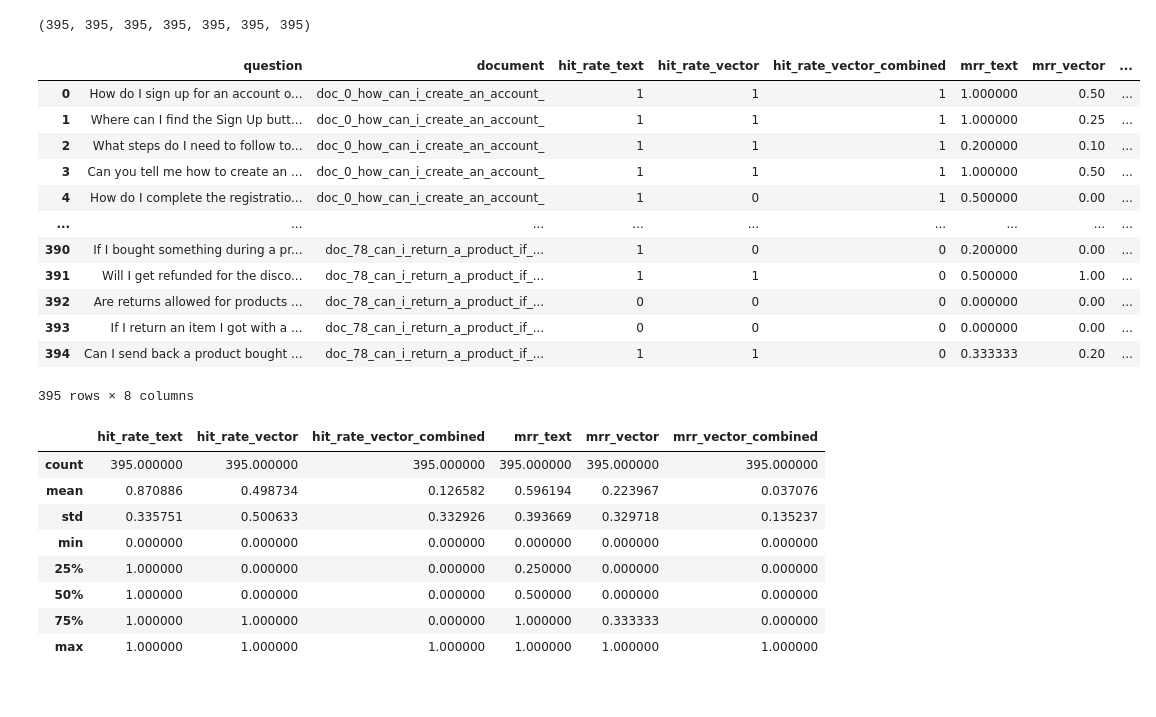
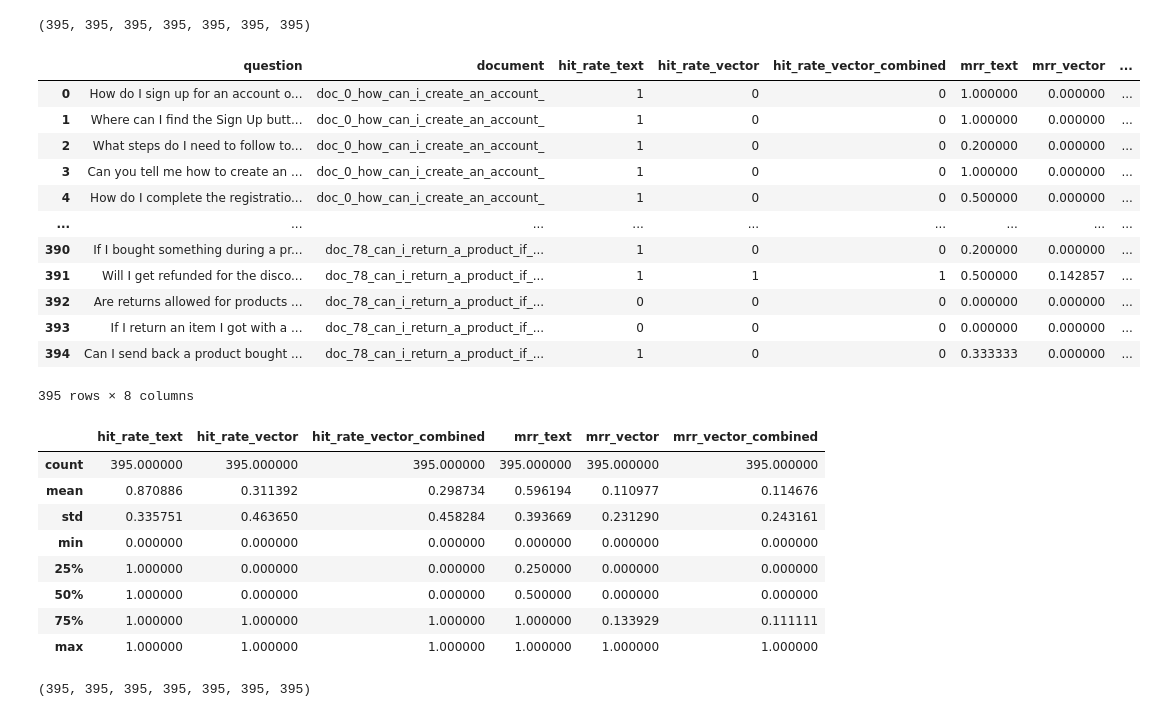
Before and after one commit to anilbhaila/llm-zoomcamp-finalproject, a Jupyter notebook: notebook/evaluate_retrieval.ipynb, the cells around one changed output. Drawn from its saved outputs; the diff is of its cells as text; code cells hidden in the pictures.

```diff
--- a/notebook/evaluate_retrieval.ipynb
+++ b/notebook/evaluate_retrieval.ipynb
@@ -268,14 +371,14 @@ df_ground_truth
 | 394 | Can I send back a product bought ... | doc_78_can_i_return_a_product_if_... |
 395 rows × 2 columns
 # %%
-hit_rate_results_text = []
-hit_rate_results_vector = []
-hit_rate_results_vector_combined = []
-mrr_results_text = []
-mrr_results_vector = []
-mrr_results_vector_combined = []
+spacy_hit_rate_results_text = []
+spacy_hit_rate_results_vector = []
+spacy_hit_rate_results_vector_combined = []
+spacy_mrr_results_text = []
+spacy_mrr_results_vector = []
+spacy_mrr_results_vector_combined = []
 
-for index, row in tqdm(df_ground_truth.iterrows(), total=df_ground_truth.shape[0], desc="Processing rows"):
+for index, row in tqdm(df_ground_truth_spacy.iterrows(), total=df_ground_truth_spacy.shape[0], desc="Processing rows"):
     document_id = row['document']
     question = row['question']
 
@@ -283,22 +386,22 @@ for index, row in tqdm(df_ground_truth.iterrows(), total=df_ground_truth.shape[0
     text_results = [item['document_id'] for item in text_results]
 
     hit_rate_text = hit_rate_one(document_id, text_results)
-    hit_rate_results_text.append(hit_rate_text)
+    spacy_hit_rate_results_text.append(hit_rate_text)
     mrr_text = mrr_one(document_id, text_results)
-    mrr_results_text.append(mrr_text)
+    spacy_mrr_results_text.append(mrr_text)
 
-    knn_results = elastic_search_knn(question)
+    knn_results = elastic_search_knn(question, embedding_type='Spacy', index_name='documents_spacy')
     knn_results = [item['document_id'] for item in knn_results]
 
     hit_rate_vector = hit_rate_one(document_id, knn_results)
-    hit_rate_results_vector.append(hit_rate_vector)
+    spacy_hit_rate_results_vector.append(hit_rate_vector)
     mrr_vector = mrr_one(document_id, knn_results)
-    mrr_results_vector.append(mrr_vector)
+    spacy_mrr_results_vector.append(mrr_vector)
 
-    knn_combined_results = elastic_search_knn_combined_style(truth_question)
+    knn_combined_results = elastic_search_knn_combined_style(question, embedding_type='Spacy', index_name='documents_spacy')
     knn_combined_results = [item['document_id'] for item in knn_combined_results]
     hit_rate_vector_combined = hit_rate_one(document_id, knn_combined_results)
-    hit_rate_results_vector_combined.append(hit_rate_vector_combined)
+    spacy_hit_rate_results_vector_combined.append(hit_rate_vector_combined)
     mrr_vector_combined = mrr_one(document_id, knn_combined_results)
-    mrr_results_vector_combined.append(mrr_vector_combined)
+    spacy_mrr_results_vector_combined.append(mrr_vector_combined)
 # %%
@@ -306,38 +409,38 @@ len(df_ground_truth), len(hit_rate_results_text), len(hit_rate_results_vector),
 # %% [output]
 (395, 395, 395, 395, 395, 395, 395)
 # %%
-df_ground_truth['hit_rate_text'] = hit_rate_results_text
-df_ground_truth['hit_rate_vector'] = hit_rate_results_vector
-df_ground_truth['hit_rate_vector_combined'] = hit_rate_results_vector_combined
-df_ground_truth['mrr_text'] = mrr_results_text
-df_ground_truth['mrr_vector'] = mrr_results_vector
-df_ground_truth['mrr_vector_combined'] = mrr_results_vector_combined
+df_ground_truth_spacy['hit_rate_text'] = spacy_hit_rate_results_text
+df_ground_truth_spacy['hit_rate_vector'] = spacy_hit_rate_results_vector
+df_ground_truth_spacy['hit_rate_vector_combined'] = spacy_hit_rate_results_vector_combined
+df_ground_truth_spacy['mrr_text'] = spacy_mrr_results_text
+df_ground_truth_spacy['mrr_vector'] = spacy_mrr_results_vector
+df_ground_truth_spacy['mrr_vector_combined'] = spacy_mrr_results_vector_combined
 # %%
-df_ground_truth
+df_ground_truth_spacy
 # %% [output]
 |  | question | document | hit_rate_text | hit_rate_vector | hit_rate_vector_combined | mrr_text | mrr_vector | ... |
-| 0 | How do I sign up for an account o... | doc_0_how_can_i_create_an_account_ | 1 | 1 | 1 | 1.000000 | 0.50 | ... |
-| 1 | Where can I find the Sign Up butt... | doc_0_how_can_i_create_an_account_ | 1 | 1 | 1 | 1.000000 | 0.25 | ... |
-| 2 | What steps do I need to follow to... | doc_0_how_can_i_create_an_account_ | 1 | 1 | 1 | 0.200000 | 0.10 | ... |
-| 3 | Can you tell me how to create an ... | doc_0_how_can_i_create_an_account_ | 1 | 1 | 1 | 1.000000 | 0.50 | ... |
-| 4 | How do I complete the registratio... | doc_0_how_can_i_create_an_account_ | 1 | 0 | 1 | 0.500000 | 0.00 | ... |
+| 0 | How do I sign up for an account o... | doc_0_how_can_i_create_an_account_ | 1 | 0 | 0 | 1.000000 | 0.000000 | ... |
+| 1 | Where can I find the Sign Up butt... | doc_0_how_can_i_create_an_account_ | 1 | 0 | 0 | 1.000000 | 0.000000 | ... |
+| 2 | What steps do I need to follow to... | doc_0_how_can_i_create_an_account_ | 1 | 0 | 0 | 0.200000 | 0.000000 | ... |
+| 3 | Can you tell me how to create an ... | doc_0_how_can_i_create_an_account_ | 1 | 0 | 0 | 1.000000 | 0.000000 | ... |
+| 4 | How do I complete the registratio... | doc_0_how_can_i_create_an_account_ | 1 | 0 | 0 | 0.500000 | 0.000000 | ... |
 | ... | ... | ... | ... | ... | ... | ... | ... | ... |
-| 390 | If I bought something during a pr... | doc_78_can_i_return_a_product_if_... | 1 | 0 | 0 | 0.200000 | 0.00 | ... |
-| 391 | Will I get refunded for the disco... | doc_78_can_i_return_a_product_if_... | 1 | 1 | 0 | 0.500000 | 1.00 | ... |
-| 392 | Are returns allowed for products ... | doc_78_can_i_return_a_product_if_... | 0 | 0 | 0 | 0.000000 | 0.00 | ... |
-| 393 | If I return an item I got with a ... | doc_78_can_i_return_a_product_if_... | 0 | 0 | 0 | 0.000000 | 0.00 | ... |
-| 394 | Can I send back a product bought ... | doc_78_can_i_return_a_product_if_... | 1 | 1 | 0 | 0.333333 | 0.20 | ... |
+| 390 | If I bought something during a pr... | doc_78_can_i_return_a_product_if_... | 1 | 0 | 0 | 0.200000 | 0.000000 | ... |
+| 391 | Will I get refunded for the disco... | doc_78_can_i_return_a_product_if_... | 1 | 1 | 1 | 0.500000 | 0.142857 | ... |
+| 392 | Are returns allowed for products ... | doc_78_can_i_return_a_product_if_... | 0 | 0 | 0 | 0.000000 | 0.000000 | ... |
+| 393 | If I return an item I got with a ... | doc_78_can_i_return_a_product_if_... | 0 | 0 | 0 | 0.000000 | 0.000000 | ... |
+| 394 | Can I send back a product bought ... | doc_78_can_i_return_a_product_if_... | 1 | 0 | 0 | 0.333333 | 0.000000 | ... |
 395 rows × 8 columns
 # %%
-df_ground_truth.describe()
+df_ground_truth_spacy.describe()
 # %% [output]
 |  | hit_rate_text | hit_rate_vector | hit_rate_vector_combined | mrr_text | mrr_vector | mrr_vector_combined |
 | count | 395.000000 | 395.000000 | 395.000000 | 395.000000 | 395.000000 | 395.000000 |
-| mean | 0.870886 | 0.498734 | 0.126582 | 0.596194 | 0.223967 | 0.037076 |
-| std | 0.335751 | 0.500633 | 0.332926 | 0.393669 | 0.329718 | 0.135237 |
+| mean | 0.870886 | 0.311392 | 0.298734 | 0.596194 | 0.110977 | 0.114676 |
+| std | 0.335751 | 0.463650 | 0.458284 | 0.393669 | 0.231290 | 0.243161 |
 | min | 0.000000 | 0.000000 | 0.000000 | 0.000000 | 0.000000 | 0.000000 |
 | 25% | 1.000000 | 0.000000 | 0.000000 | 0.250000 | 0.000000 | 0.000000 |
 | 50% | 1.000000 | 0.000000 | 0.000000 | 0.500000 | 0.000000 | 0.000000 |
-| 75% | 1.000000 | 1.000000 | 0.000000 | 1.000000 | 0.333333 | 0.000000 |
+| 75% | 1.000000 | 1.000000 | 1.000000 | 1.000000 | 0.133929 | 0.111111 |
 | max | 1.000000 | 1.000000 | 1.000000 | 1.000000 | 1.000000 | 1.000000 |
 # %%
@@ -344,0 +482,4 @@ df_ground_truth.to_csv('../data/ground_truth_metrics_retrieval.csv', index=False
+# %%
+len(df_ground_truth_st), len(st_hit_rate_results_text), len(st_hit_rate_results_vector), len(st_mrr_results_text), len(st_mrr_results_vector), len(st_hit_rate_results_vector_combined), len(st_mrr_results_vector_combined)
+# %% [output]
+(395, 395, 395, 395, 395, 395, 395)
```
Also changed, not shown: parts of 27 cells of this notebook, 12 other files.
